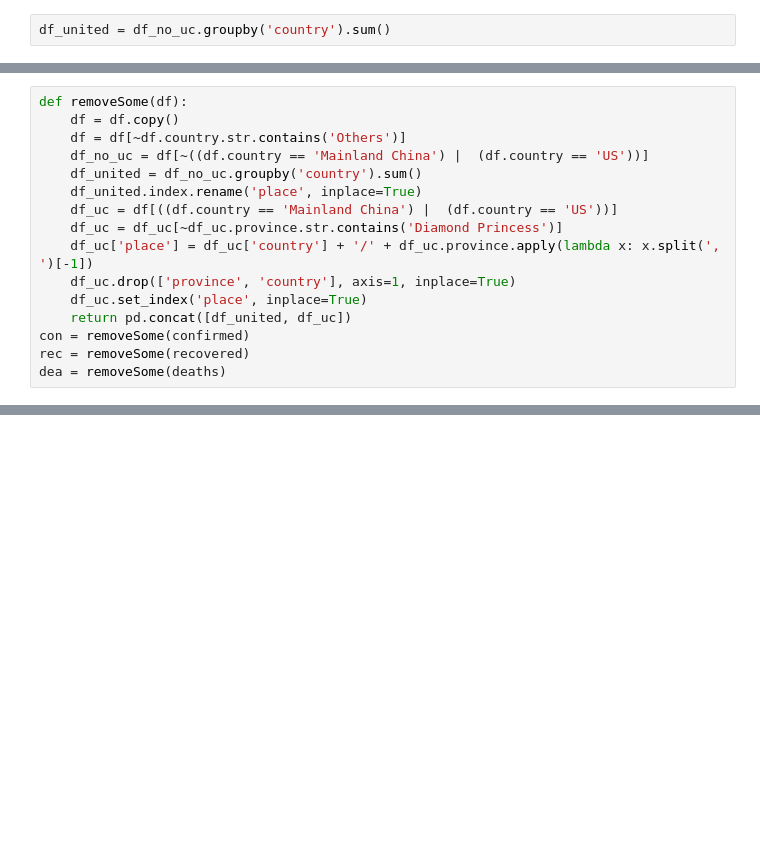
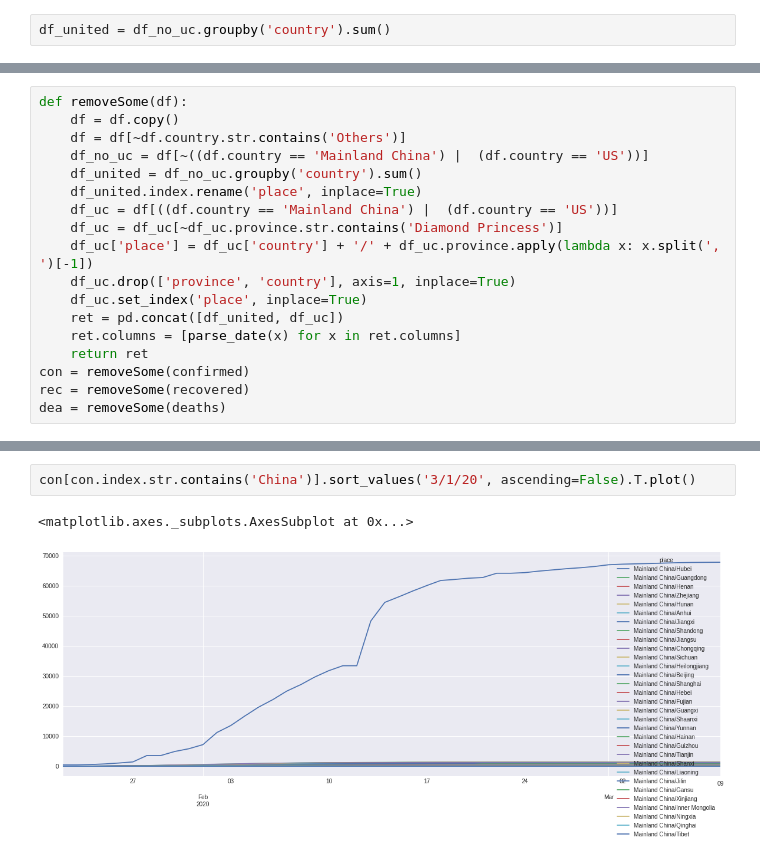
Before and after one commit to acsaba22/covid, a Jupyter notebook: CssLook3.ipynb, the cells around one changed output, grey strips where cells are left out. Saved outputs shown, nothing was run; the diff lists cells and outputs as text; blank space fills up the shorter version.

Commit message:
plot together

```diff
--- a/CssLook3.ipynb
+++ b/CssLook3.ipynb
@@ -78,7 +81,9 @@ def removeSome(df):
     df_uc['place'] = df_uc['country'] + '/' + df_uc.province.apply(lambda x: x.split(', ')[-1])
     df_uc.drop(['province', 'country'], axis=1, inplace=True)
     df_uc.set_index('place', inplace=True)
-    return pd.concat([df_united, df_uc])
+    ret = pd.concat([df_united, df_uc])
+    ret.columns = [parse_date(x) for x in ret.columns]
+    return ret
 con = removeSome(confirmed)
 rec = removeSome(recovered)
 dea = removeSome(deaths)
@@ -84,0 +112,5 @@ dea = removeSome(deaths)
+# %%
+con[con.index.str.contains('China')].sort_values('3/1/20', ascending=False).T.plot()
+# %% [output]
+<matplotlib.axes._subplots.AxesSubplot at 0x...>
+[figure, added]
```
Also changed, not shown: parts of 18 cells of this notebook, 1 other file.
